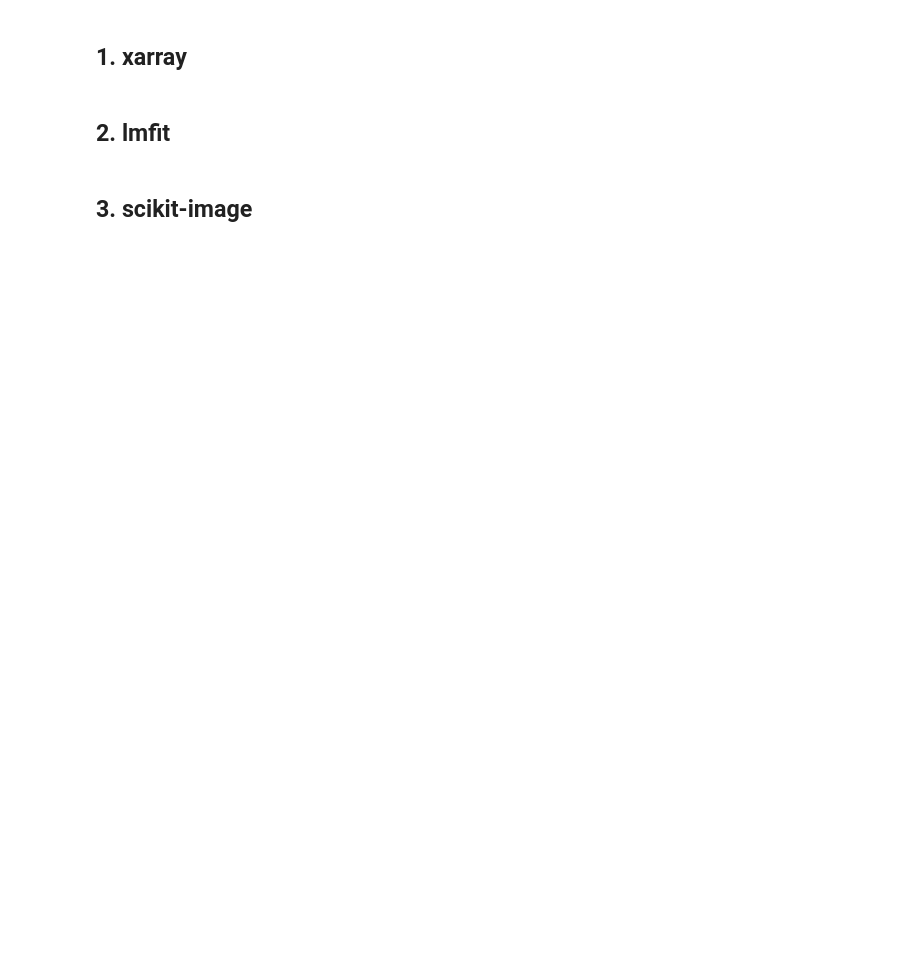
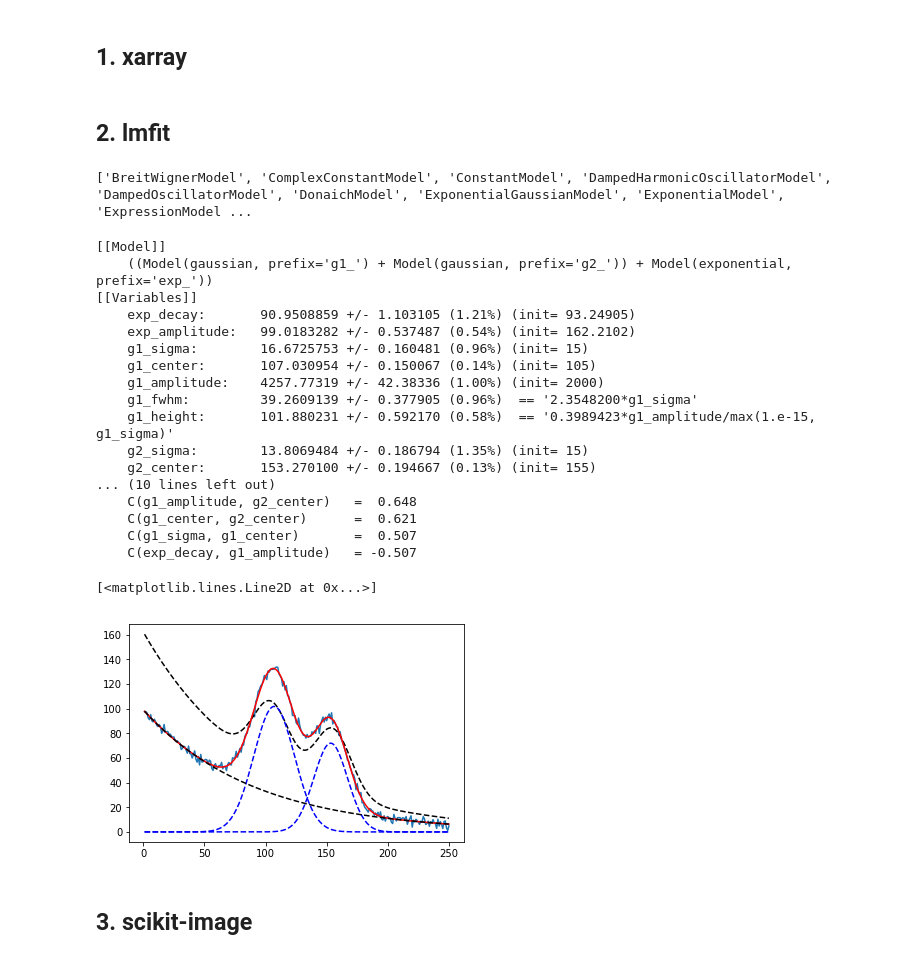
Before and after one commit to RealPolitiX/python_tutorial_FHI-PC-SESD, a Jupyter notebook: materials/PyTutorial_06_NichePackages.ipynb, the cells around one changed output. Cells and saved outputs as stored; diff of their text form; code cells hidden in the pictures; blank space fills up the shorter version.

```diff
--- a/materials/PyTutorial_06_NichePackages.ipynb
+++ b/materials/PyTutorial_06_NichePackages.ipynb
@@ -8,0 +17,5 @@ import xarray
+# %%
+mods = [md for md in dir(m) if 'Model' in md]
+print(mods)
+# %% [output]
+['BreitWignerModel', 'ComplexConstantModel', 'ConstantModel', 'DampedHarmonicOscillatorModel', 'DampedOscillatorModel', 'DonaichModel', 'ExponentialGaussianModel', 'ExponentialModel', 'ExpressionModel ...
@@ -9,3 +25,63 @@ import xarray
+# %%
+dat = np.loadtxt('..//files//NIST_Gauss2.dat')
+x = dat[:, 1]
+y = dat[:, 0]
+
+exp_mod = ExponentialModel(prefix='exp_')
+pars = exp_mod.guess(y, x=x)
+
+gauss1  = GaussianModel(prefix='g1_')
+pars.update( gauss1.make_params())
+
+pars['g1_center'].set(105, min=75, max=125)
+pars['g1_sigma'].set(15, min=3)
+pars['g1_amplitude'].set(2000, min=10)
+
+gauss2  = GaussianModel(prefix='g2_')
+
+pars.update(gauss2.make_params())
+
+pars['g2_center'].set(155, min=125, max=175)
+pars['g2_sigma'].set(15, min=3)
+pars['g2_amplitude'].set(2000, min=10)
+
+mod = gauss1 + gauss2 + exp_mod
+
+
+init = mod.eval(pars, x=x)
+plt.plot(x, y)
+plt.plot(x, init, 'k--')
+
+out = mod.fit(y, pars, x=x)
+
+comps = out.eval_components(x=x)
+
+print(out.fit_report(min_correl=0.5))
+
+plt.plot(x, out.best_fit, 'r-')
+plt.plot(x, comps['g1_'], 'b--')
+plt.plot(x, comps['g2_'], 'b--')
+plt.plot(x, comps['exp_'], 'k--')
+# %% [output]
+[[Model]]
+    ((Model(gaussian, prefix='g1_') + Model(gaussian, prefix='g2_')) + Model(exponential, prefix='exp_'))
+[[Variables]]
+    exp_decay:       90.9508859 +/- 1.103105 (1.21%) (init= 93.24905)
+    exp_amplitude:   99.0183282 +/- 0.537487 (0.54%) (init= 162.2102)
+    g1_sigma:        16.6725753 +/- 0.160481 (0.96%) (init= 15)
+    g1_center:       107.030954 +/- 0.150067 (0.14%) (init= 105)
+    g1_amplitude:    4257.77319 +/- 42.38336 (1.00%) (init= 2000)
+    g1_fwhm:         39.2609139 +/- 0.377905 (0.96%)  == '2.3548200*g1_sigma'
+    g1_height:       101.880231 +/- 0.592170 (0.58%)  == '0.3989423*g1_amplitude/max(1.e-15, g1_sigma)'
+    g2_sigma:        13.8069484 +/- 0.186794 (1.35%) (init= 15)
+    g2_center:       153.270100 +/- 0.194667 (0.13%) (init= 155)
+... (10 lines left out)
+    C(g1_amplitude, g2_center)   =  0.648
+    C(g1_center, g2_center)      =  0.621
+    C(g1_sigma, g1_center)       =  0.507
+    C(exp_decay, g1_amplitude)   = -0.507
+[<matplotlib.lines.Line2D at 0x...>]
+[figure, added]
 # %% [markdown]
 ## 3. scikit-image
 # %%
```
Also changed, not shown: parts of 4 cells of this notebook, 4 other files.
